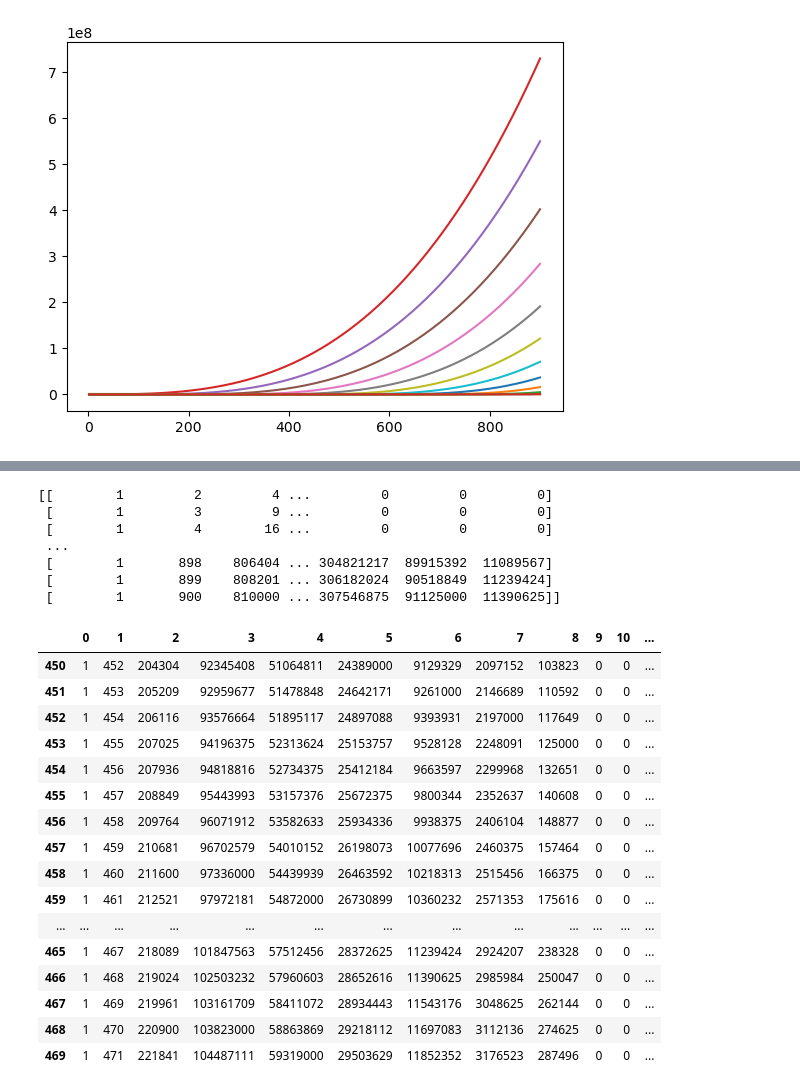
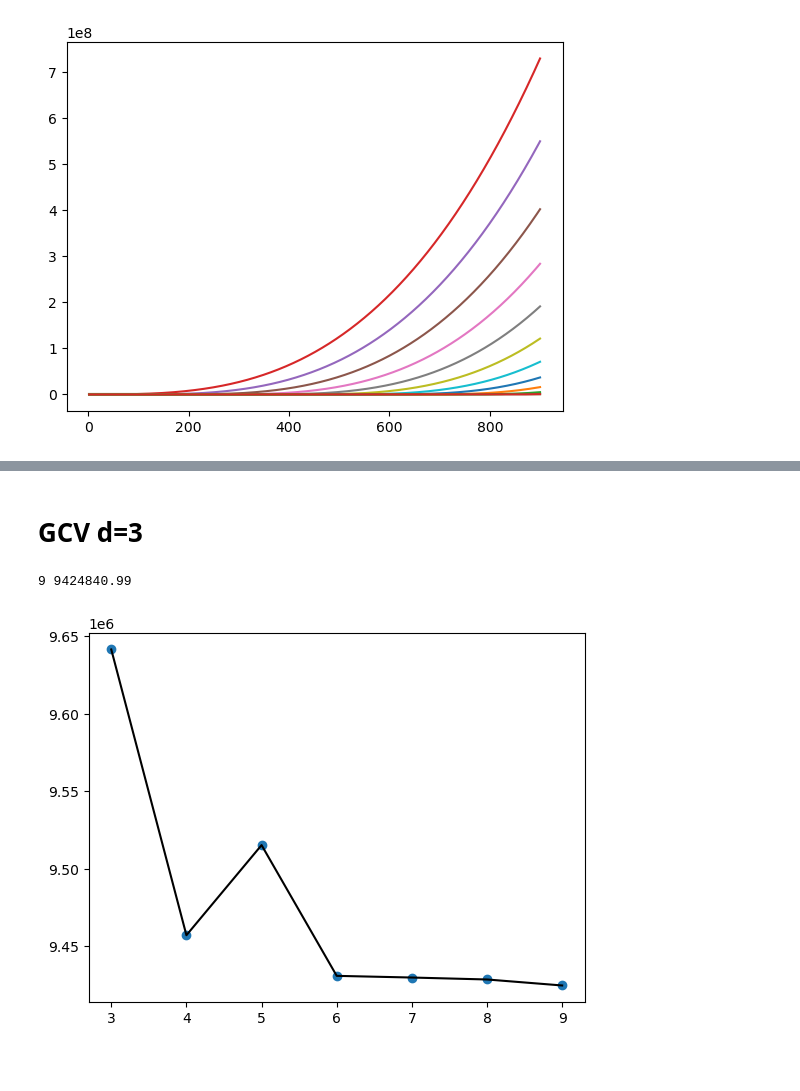
Before and after one commit to FilMastro/SL-homework1, a Jupyter notebook: hw1.ipynb, the cells around one changed output, grey strips where cells are left out. Cells and saved outputs as stored; diff of their text form; code cells hidden in the pictures; blank space fills up the shorter version.

```diff
--- a/hw1.ipynb
+++ b/hw1.ipynb
@@ -79,42 +67,30 @@ def pre_processing(x,d,q):
     mat=power_func(x,d,q)
     mat=np.array(mat)
     return np.transpose(mat)
-# %%
-X=np.array(G_prova)
-X=np.transpose(G_prova)
-# %%
-X=pre_processing(data.x,3,3)
-print(X)
-# %% [output]
-[[        1         2         4 ...         0         0         0]
- [        1         3         9 ...         0         0         0]
- [        1         4        16 ...         0         0         0]
- ...
- [        1       898    806404 ... 304821217  89915392  11089567]
- [        1       899    808201 ... 306182024  90518849  11239424]
- [        1       900    810000 ... 307546875  91125000  11390625]]
-# %%
-df=pd.DataFrame(X)
-df[450:470]
-# %% [output]
-|  | 0 | 1 | 2 | 3 | 4 | 5 | 6 | 7 | 8 | 9 | 10 | ... |
-| 450 | 1 | 452 | 204304 | 92345408 | 51064811 | 24389000 | 9129329 | 2097152 | 103823 | 0 | 0 | ... |
-| 451 | 1 | 453 | 205209 | 92959677 | 51478848 | 24642171 | 9261000 | 2146689 | 110592 | 0 | 0 | ... |
-| 452 | 1 | 454 | 206116 | 93576664 | 51895117 | 24897088 | 9393931 | 2197000 | 117649 | 0 | 0 | ... |
-| 453 | 1 | 455 | 207025 | 94196375 | 52313624 | 25153757 | 9528128 | 2248091 | 125000 | 0 | 0 | ... |
-| 454 | 1 | 456 | 207936 | 94818816 | 52734375 | 25412184 | 9663597 | 2299968 | 132651 | 0 | 0 | ... |
-| 455 | 1 | 457 | 208849 | 95443993 | 53157376 | 25672375 | 9800344 | 2352637 | 140608 | 0 | 0 | ... |
-| 456 | 1 | 458 | 209764 | 96071912 | 53582633 | 25934336 | 9938375 | 2406104 | 148877 | 0 | 0 | ... |
-| 457 | 1 | 459 | 210681 | 96702579 | 54010152 | 26198073 | 10077696 | 2460375 | 157464 | 0 | 0 | ... |
-| 458 | 1 | 460 | 211600 | 97336000 | 54439939 | 26463592 | 10218313 | 2515456 | 166375 | 0 | 0 | ... |
-| 459 | 1 | 461 | 212521 | 97972181 | 54872000 | 26730899 | 10360232 | 2571353 | 175616 | 0 | 0 | ... |
-| ... | ... | ... | ... | ... | ... | ... | ... | ... | ... | ... | ... | ... |
-| 465 | 1 | 467 | 218089 | 101847563 | 57512456 | 28372625 | 11239424 | 2924207 | 238328 | 0 | 0 | ... |
-| 466 | 1 | 468 | 219024 | 102503232 | 57960603 | 28652616 | 11390625 | 2985984 | 250047 | 0 | 0 | ... |
-| 467 | 1 | 469 | 219961 | 103161709 | 58411072 | 28934443 | 11543176 | 3048625 | 262144 | 0 | 0 | ... |
-| 468 | 1 | 470 | 220900 | 103823000 | 58863869 | 29218112 | 11697083 | 3112136 | 274625 | 0 | 0 | ... |
-| 469 | 1 | 471 | 221841 | 104487111 | 59319000 | 29503629 | 11852352 | 3176523 | 287496 | 0 | 0 | ... |
 # %%
-def main (d,q,x=data.x,y=data.y):
+def CV_score (d,q,x=data.x,y=data.y):
     X = pre_processing(x,d,q)
-    plm=np.polyfit(X,y,d,full=True)
+    plm = LinearRegression(fit_intercept=False).fit(X,data.y)
+    Y_hat = plm.predict(X)
+    MSE_tr = mean_squared_error(y,Y_hat)
+    GCV_score=MSE_tr/((1-((d+1)/len(x)))**2)
+    return GCV_score
+# %%
+def main(d,q,x=data.x,y=data.y):
+    scores=CV_score(d,q,x=data.x,y=data.y)
+    return round(scores,2)
+# %% [markdown]
+# GCV d=3
+# %%
+# for d=3
+knots=list(range(3,10))
+# print(knots)
+res=list(map(main,[3]*len(knots),knots,data.x,data.y))
+ind=np.argmin(res)
+print(knots[ind],res[ind])
+plt.scatter(knots,res)
+plt.plot(knots,res,color='black')
+plt.show()
+# %% [output]
+9 9424840.99
+[figure, added]
```
Also changed, not shown: parts of 25 cells of this notebook.
